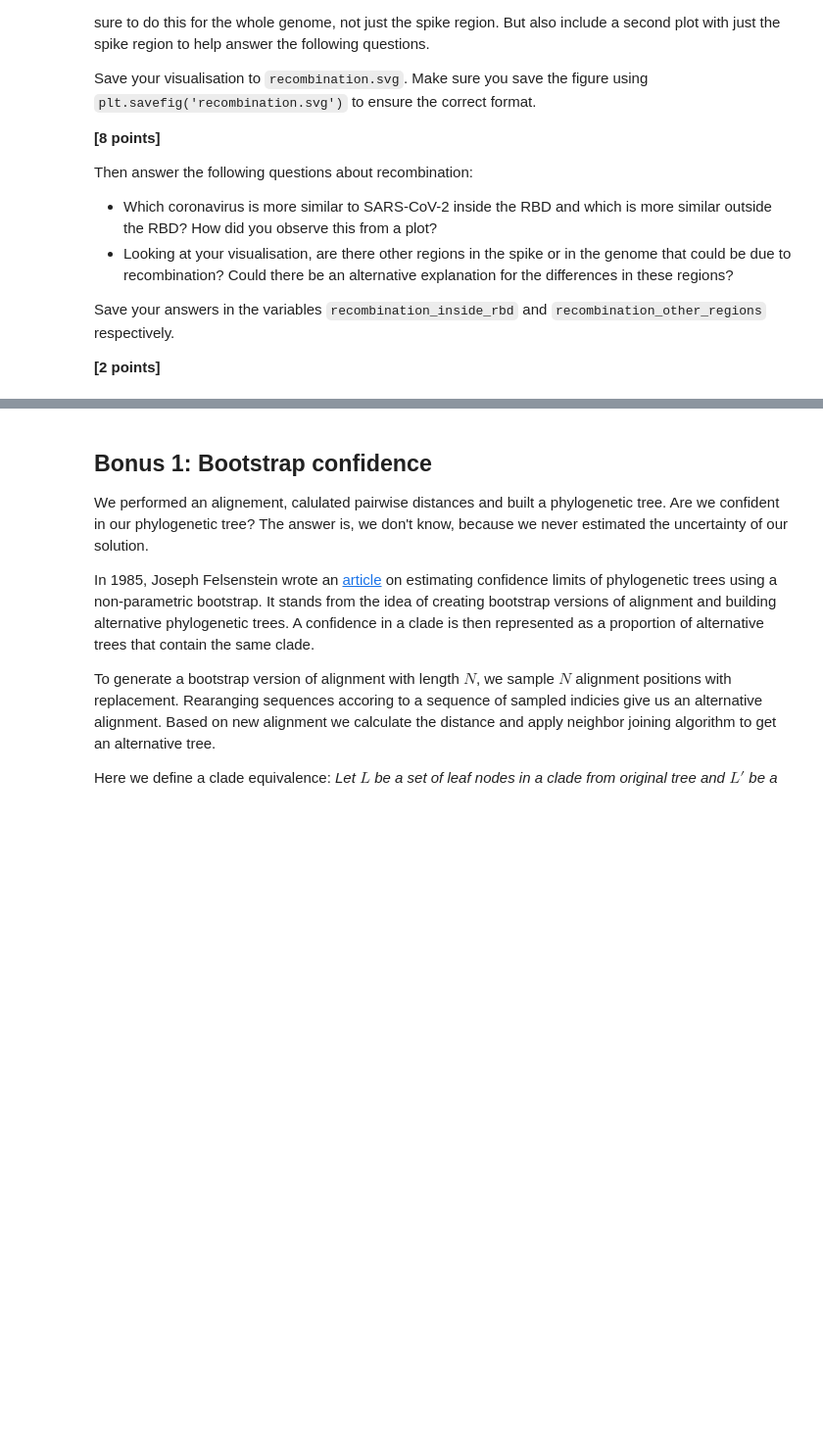
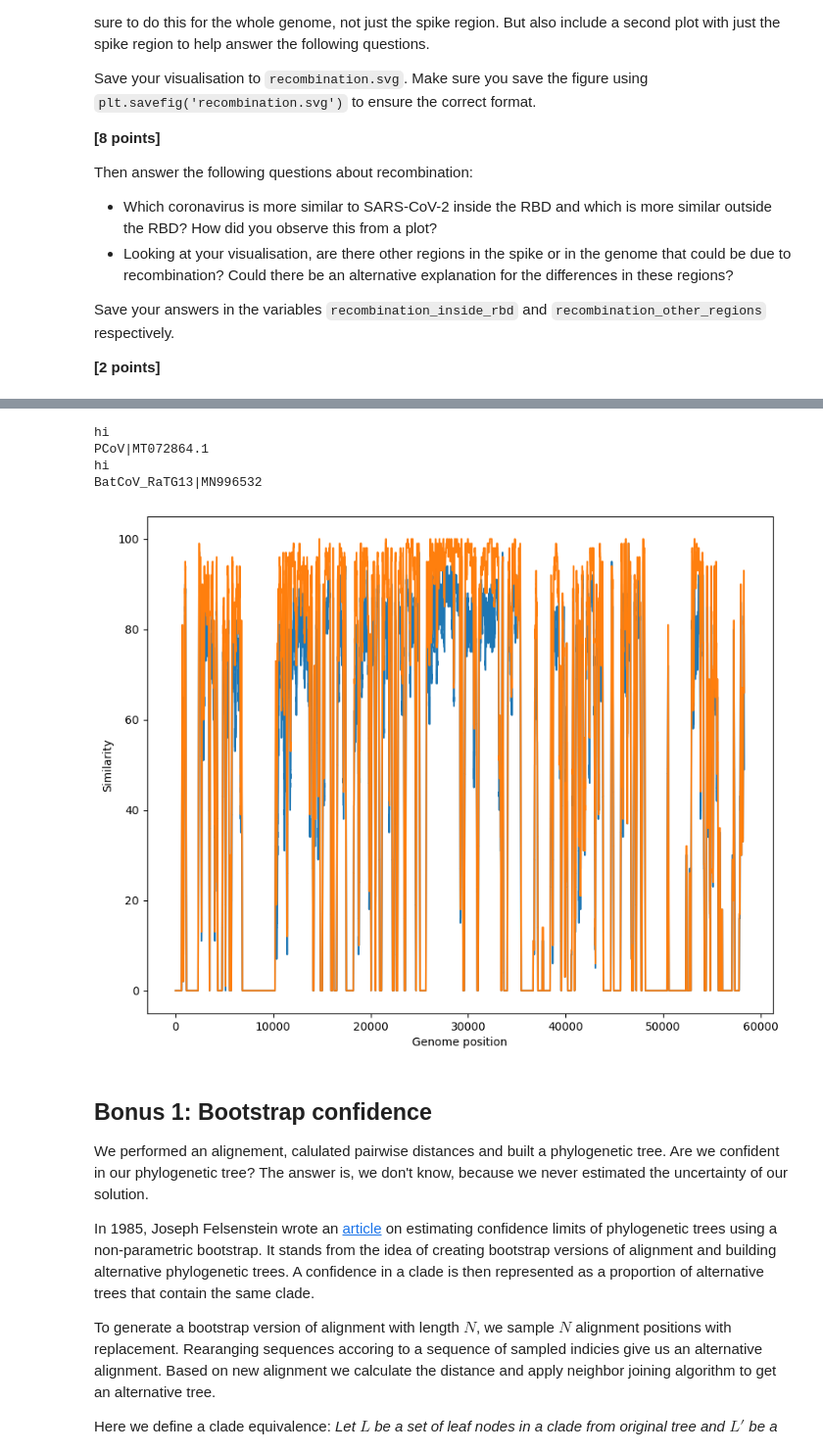
Before and after one commit to aewr-ey/assign_phylo, a Jupyter notebook: phylo_workbook.ipynb, the cells around one changed output, grey strips where cells are left out. Shown at 98% size. Saved outputs shown, nothing was run; the diff lists cells and outputs as text; code cells hidden in the pictures; blank space fills up the shorter version.

Commit message:
panglion seq not in fasta file? problem 4

```diff
--- a/phylo_workbook.ipynb
+++ b/phylo_workbook.ipynb
@@ -337,3 +338,46 @@ plt.show()
+# %%
+
+coronavirus = list(SeqIO.parse("data/clustal_MSA_coronavirus.fasta", "fasta"))
+
+for record in coronavirus:
+    if "SARS-CoV-2" in record.description:
+        human = record.seq
+        break
+
+window_size = 100
+plt.figure(figsize=(20, 8))
+
+for record in coronavirus:
+   if "MN996532" in record.description or "MT072864.1" in record.description:
+      print("hi")
+      print(record.description)
+      other = record.seq
+      similarities = []
+
+      for i in range(len(human) - window_size + 1):
+         human_win = human[i:i + window_size]
+         other_win = other[i:i + window_size]
+
+         matches = 0
+
+         for j in range(window_size):
+            if human_win[j] == other_win[j] and human_win[j] != "-":
+               matches += 1
+
+         similarities.append(matches / window_size * 100)
+
+      plt.plot(similarities)
+
+
+plt.xlabel("Genome position")
+plt.ylabel("Similarity")
+plt.show()
+# %% [output]
+hi
+PCoV|MT072864.1
+hi
+BatCoV_RaTG13|MN996532
+[figure, added]
 # %%
 recombination_inside_rbd = """
 Which coronavirus is more similar to SARS-CoV-2 inside the RBD and which is more similar outside the RBD?
```
Also changed, not shown: parts of 2 cells of this notebook, 1 other file.
